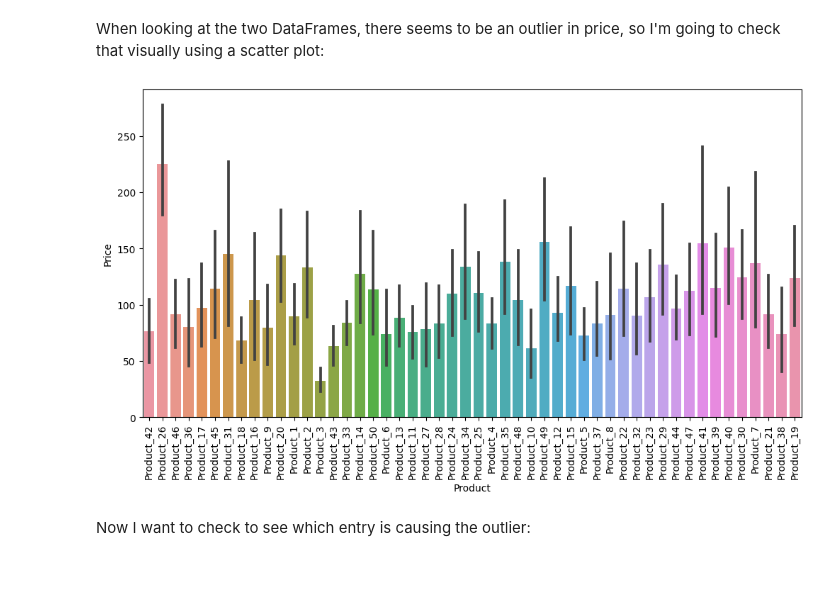
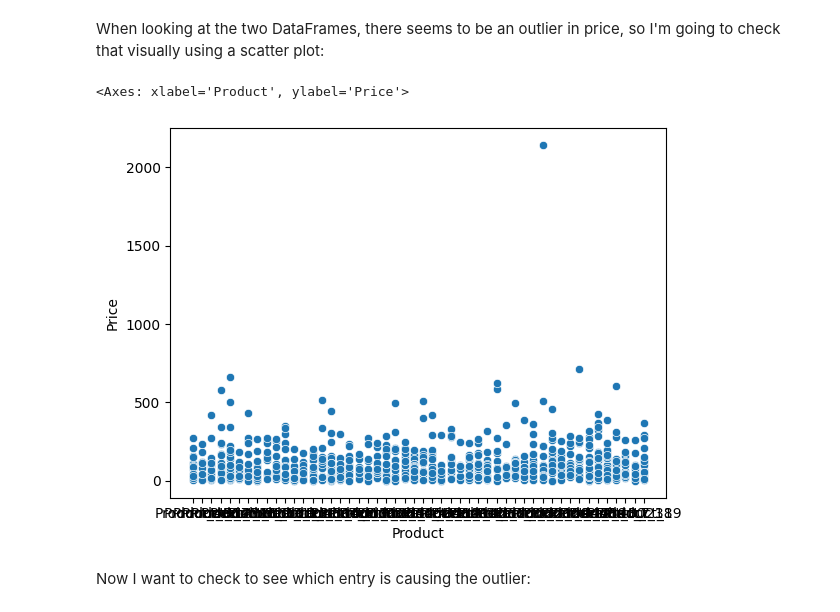
Before and after one commit to mredshaw/schulich_data_science, a Jupyter notebook: Data_Science_A1.ipynb, the cells around one changed output. Saved outputs shown, nothing was run; the diff lists cells and outputs as text; code cells hidden in the pictures; blank space fills up the shorter version.

```diff
--- a/Data_Science_A1.ipynb
+++ b/Data_Science_A1.ipynb
@@ -393,13 +326,11 @@ min            NaN       NaN     0.200000    2.000000         NaN
 max            NaN       NaN  2143.300000   22.000000         NaN
 # %% [markdown]
 When looking at the two DataFrames, there seems to be an outlier in price, so I'm going to check that visually using a scatter plot:
-# %%
-plt.figure(figsize=(12, 6))
-sns.barplot(data= df_clean, x = 'Product', y = 'Price')
-plt.xticks(rotation=90)
-plt.show()
-# %% [output]
-[figure, removed]
+# %%
+sns.scatterplot(data= df_clean, x = 'Product', y = 'Price')
+# %% [output]
+<Axes: xlabel='Product', ylabel='Price'>
+[figure, added]
 # %% [markdown]
 Now I want to check to see which entry is causing the outlier:
 # %%
```
Also changed, not shown: parts of 113 cells of this notebook.
